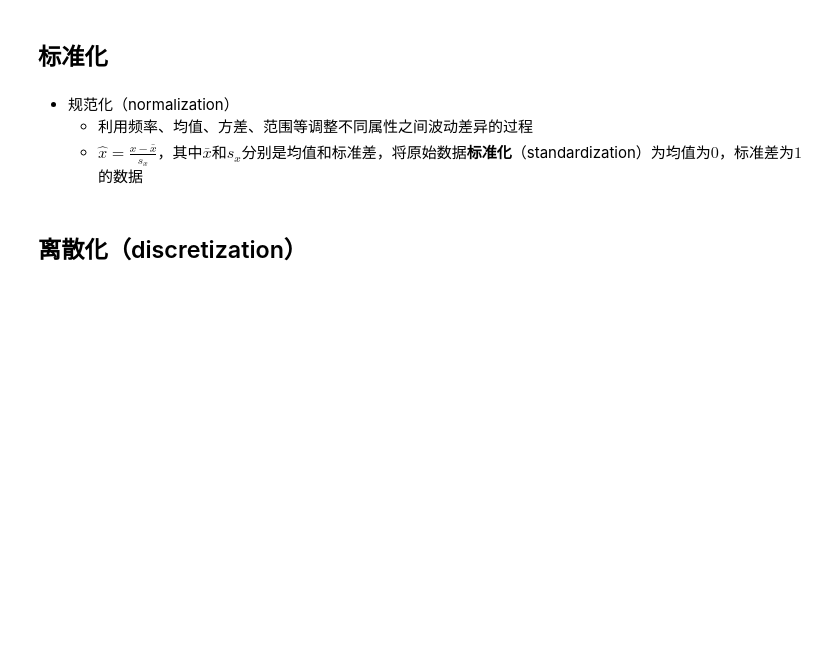
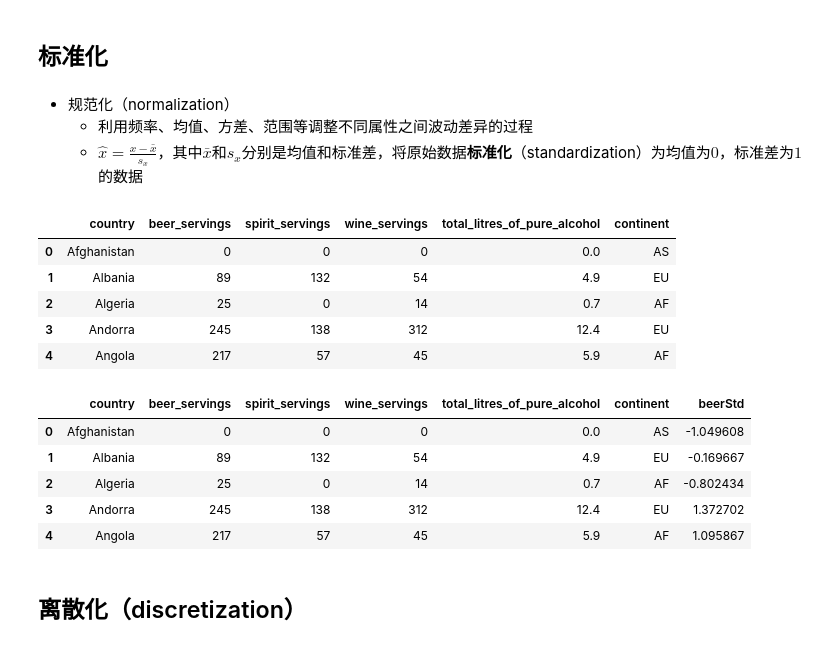
Before and after one commit to christinemu/biz-mining, a Jupyter notebook: DataExplore.ipynb, the cells around one changed output. Saved outputs shown, nothing was run; the diff lists cells and outputs as text; code cells hidden in the pictures; blank space fills up the shorter version.

```diff
--- a/DataExplore.ipynb
+++ b/DataExplore.ipynb
@@ -1166,3 +1564,20 @@ Series.map(arg, na_action=None)
+# %%
+drinkDf.head()
+drinkDf['beerStd'] = (drinkDf['beer_servings']-drinkDf['beer_servings'].mean())/drinkDf['beer_servings'].std()
+drinkDf.head()
+# %% [output]
+|  | country | beer_servings | spirit_servings | wine_servings | total_litres_of_pure_alcohol | continent |
+| 0 | Afghanistan | 0 | 0 | 0 | 0.0 | AS |
+| 1 | Albania | 89 | 132 | 54 | 4.9 | EU |
+| 2 | Algeria | 25 | 0 | 14 | 0.7 | AF |
+| 3 | Andorra | 245 | 138 | 312 | 12.4 | EU |
+| 4 | Angola | 217 | 57 | 45 | 5.9 | AF |
+|  | country | beer_servings | spirit_servings | wine_servings | total_litres_of_pure_alcohol | continent | beerStd |
+| 0 | Afghanistan | 0 | 0 | 0 | 0.0 | AS | -1.049608 |
+| 1 | Albania | 89 | 132 | 54 | 4.9 | EU | -0.169667 |
+| 2 | Algeria | 25 | 0 | 14 | 0.7 | AF | -0.802434 |
+| 3 | Andorra | 245 | 138 | 312 | 12.4 | EU | 1.372702 |
+| 4 | Angola | 217 | 57 | 45 | 5.9 | AF | 1.095867 |
 # %% [markdown]
 ## 离散化（discretization）
 # %% [markdown]
```
Also changed, not shown: parts of 76 cells of this notebook, 1 other file.
